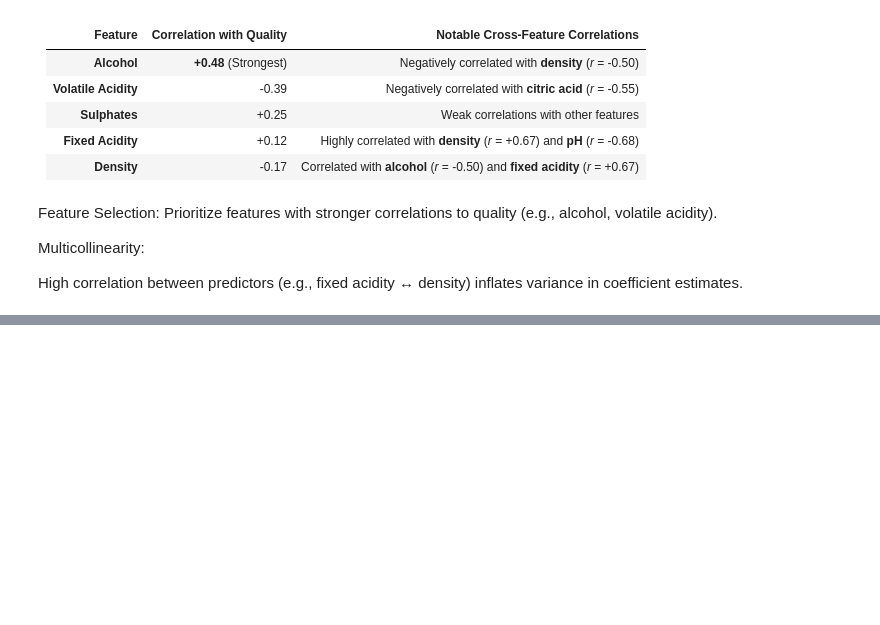
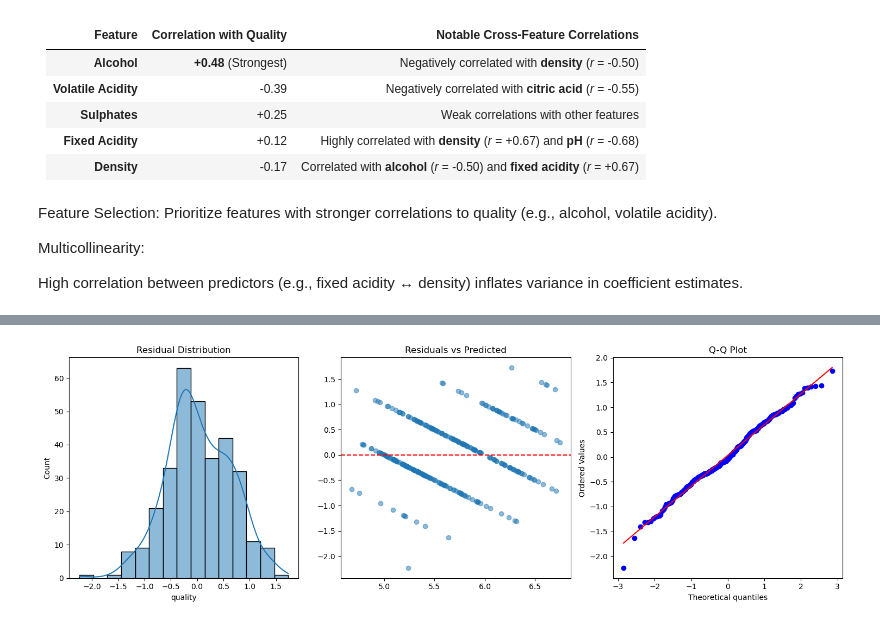
Before and after one commit to SherinDZerogithub/ML-Wine-Predicting-Model-CS1, a Jupyter notebook: wine_quality_predicting_model/notebooks/FC211044_SeriniPuwakgolla/linearRegression.ipynb, the cells around one changed output, grey strips where cells are left out. Drawn from its saved outputs; the diff is of its cells as text; code cells hidden in the pictures; blank space fills up the shorter version.

```diff
--- a/wine_quality_predicting_model/notebooks/FC211044_SeriniPuwakgolla/linearRegression.ipynb
+++ b/wine_quality_predicting_model/notebooks/FC211044_SeriniPuwakgolla/linearRegression.ipynb
@@ -272,0 +409,98 @@ High correlation between predictors (e.g., fixed acidity ↔ density) inflates v
+# %%
+
+
+def evaluate_model(model, X, y_true, set_name):
+    y_pred = model.predict(X)
+    return {
+        'Set': set_name,
+        'MAE': mean_absolute_error(y_true, y_pred),
+        'MSE': mean_squared_error(y_true, y_pred),
+        'RMSE': np.sqrt(mean_squared_error(y_true, y_pred)),
+        'R²': r2_score(y_true, y_pred),
+        'Explained Variance': explained_variance_score(y_true, y_pred)
+    }
+
+# Evaluate on all sets
+results = []
+for (X_scaled, y, name) in [
+    (X_train_scaled, y_train, "Train"),
+    (X_val_scaled, y_val, "Validation"),
+    (X_test_scaled, y_test, "Test")
+]:
+    results.append(evaluate_model(lr, X_scaled, y, name))
+
+metrics_df = pd.DataFrame(results).set_index('Set')
+print("\n" + "="*50)
+print("COMPREHENSIVE EVALUATION METRICS")
+print("="*50)
+display(metrics_df)
+
+# Cross-validation
+cv_scores = cross_val_score(lr, X_train_scaled, y_train, cv=5, scoring='r2')
+print(f"\nCross-validated R²: {cv_scores.mean():.3f} (±{cv_scores.std():.3f})")
+
+# =============================================
+# DIAGNOSTIC VISUALIZATIONS
+# =============================================
+
+# Generate test set predictions
+y_test_pred = lr.predict(X_test_scaled)
+residuals = y_test - y_test_pred
+
+# 1. Residual Analysis
+plt.figure(figsize=(15, 5))
+plt.subplot(1, 3, 1)
+sns.histplot(residuals, kde=True, bins=15)
+plt.title("Residual Distribution")
+
+plt.subplot(1, 3, 2)
+plt.scatter(y_test_pred, residuals, alpha=0.5)
+plt.axhline(y=0, color='r', linestyle='--')
+plt.title("Residuals vs Predicted")
+
+plt.subplot(1, 3, 3)
+stats.probplot(residuals, dist="norm", plot=plt)
+plt.title("Q-Q Plot")
+plt.tight_layout()
+plt.show()
+
+# 2. Actual vs Predicted
+plt.figure(figsize=(8, 6))
+plt.scatter(y_test, y_test_pred, alpha=0.5)
+plt.plot([y.min(), y.max()], [y.min(), y.max()], 'r--')
+plt.title("Actual vs Predicted Quality")
+plt.xlabel("Actual Quality")
+plt.ylabel("Predicted Quality")
+plt.grid(True)
+plt.show()
+
+# 3. Feature Importance
+coef_df = pd.DataFrame({
+    'Feature': X.columns,
+    'Coefficient': lr.coef_,
+    'Abs_Impact': abs(lr.coef_)
+}).sort_values('Abs_Impact', ascending=False)
+
+plt.figure(figsize=(10, 6))
+sns.barplot(x='Coefficient', y='Feature', data=coef_df, palette='viridis')
+plt.axvline(x=0, color='k', linestyle='--')
+plt.title("Feature Impact Coefficients (Standardized)")
+plt.show()
+
+# 4. Error Analysis
+error_df = pd.DataFrame({
+    'Actual': y_test,
+    'Predicted': y_test_pred,
+    'Error': residuals
+})
+
+print("\nTop 5 Worst Predictions:")
+display(error_df.iloc[(-error_df['Error'].abs()).argsort()[:5]].style.format("{:.2f}"))
+
+# 5. Error Distribution by Quality Level
+plt.figure(figsize=(10, 6))
+sns.boxplot(x='Actual', y='Error', data=error_df)
+plt.axhline(y=0, color='r', linestyle='--')
+plt.title("Error Distribution by Actual Quality Score")
+plt.show()
+# %% [output]
@@ -272,0 +516 @@ High correlation between predictors (e.g., fixed acidity ↔ density) inflates v
+[figure, added]
```
Also changed, not shown: parts of 16 cells of this notebook.
